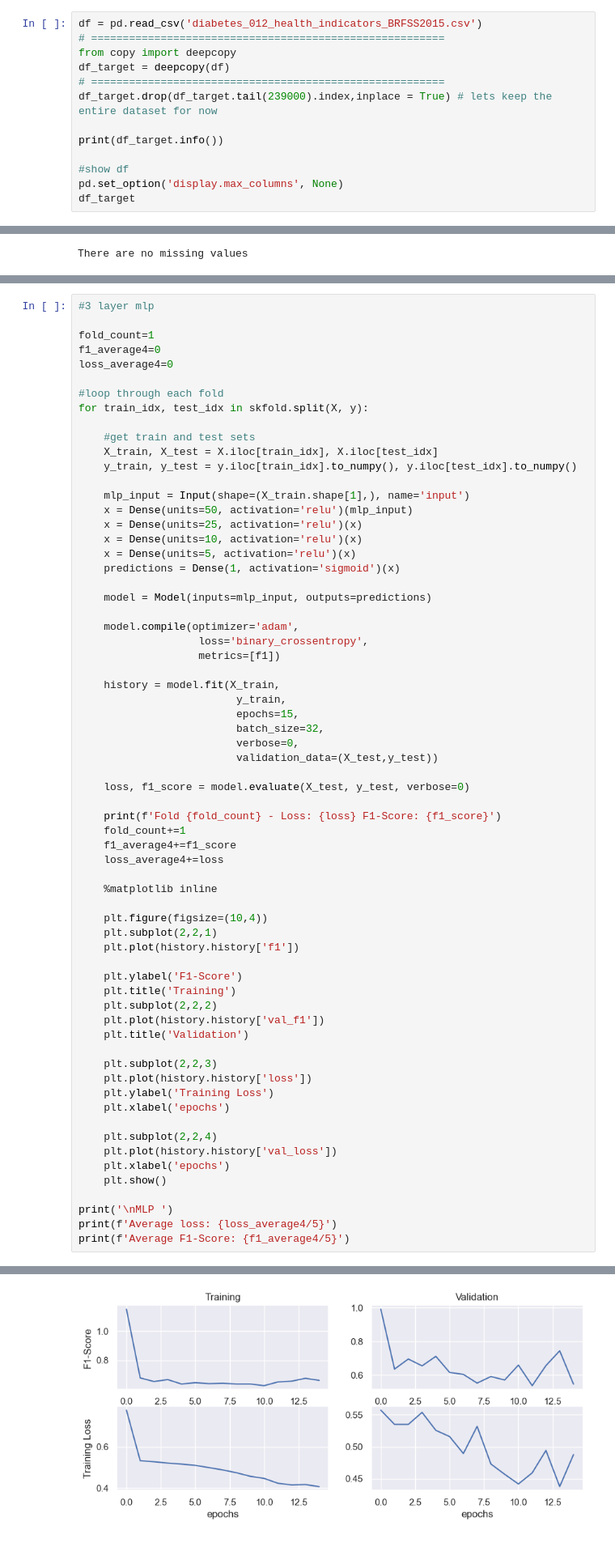
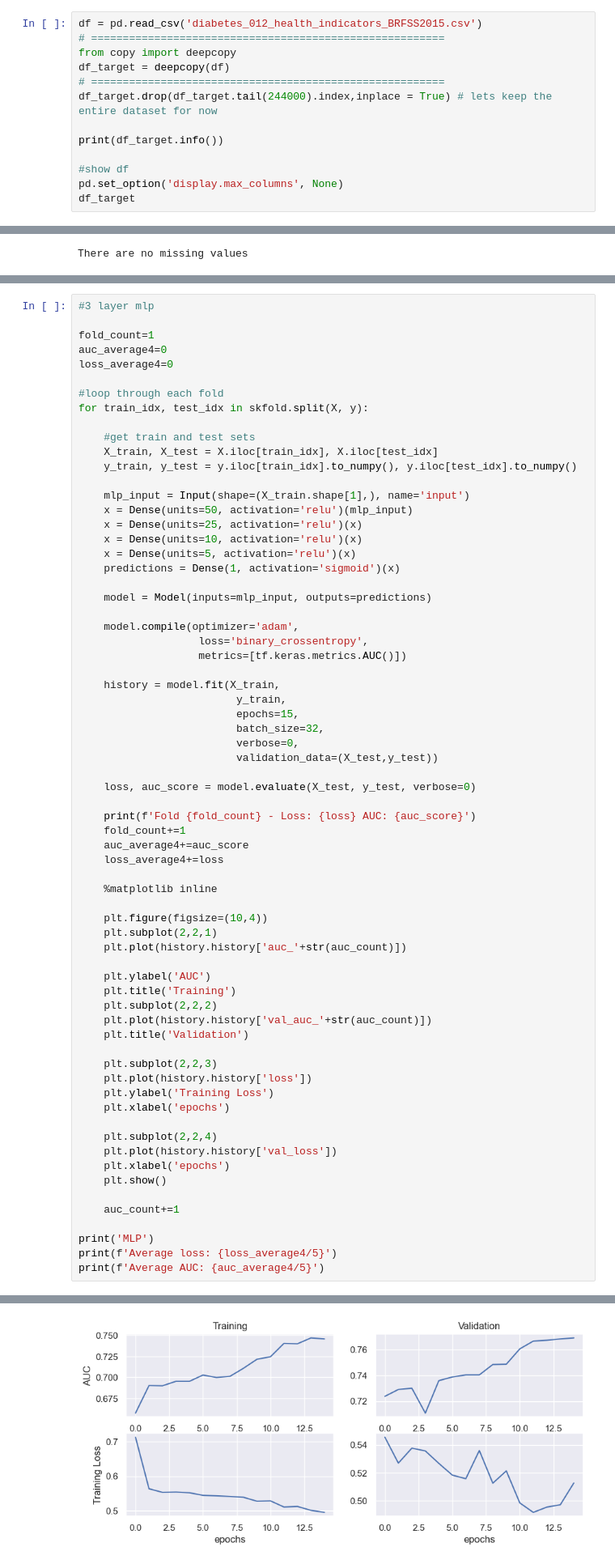
Before and after one commit to kirkwat/machine-learning, a Jupyter notebook: lab5/kirk.ipynb, the cells around one changed output, grey strips where cells are left out. Shown at 81% size. Drawn from its saved outputs; the diff is of its cells as text.

```diff
--- a/lab5/kirk.ipynb
+++ b/lab5/kirk.ipynb
@@ -87,7 +91,7 @@ df = pd.read_csv('diabetes_012_health_indicators_BRFSS2015.csv')
 from copy import deepcopy
 df_target = deepcopy(df)
 # ========================================================
-df_target.drop(df_target.tail(239000).index,inplace = True) # lets keep the entire dataset for now
+df_target.drop(df_target.tail(244000).index,inplace = True) # lets keep the entire dataset for now
 
 print(df_target.info())
 
@@ -867,7 +1027,7 @@ While we can see how each wide and deep network differs in performance, these re
 #3 layer mlp
 
 fold_count=1
-f1_average4=0
+auc_average4=0
 loss_average4=0
 
 #loop through each fold
@@ -888,7 +1048,7 @@ for train_idx, test_idx in skfold.split(X, y):
 
     model.compile(optimizer='adam',
                    loss='binary_crossentropy',
-                   metrics=[f1])
+                   metrics=[tf.keras.metrics.AUC()])
 
     history = model.fit(X_train,
                          y_train,
@@ -897,23 +1057,23 @@ for train_idx, test_idx in skfold.split(X, y):
                          verbose=0,
                          validation_data=(X_test,y_test))
 
-    loss, f1_score = model.evaluate(X_test, y_test, verbose=0)
+    loss, auc_score = model.evaluate(X_test, y_test, verbose=0)
 
-    print(f'Fold {fold_count} - Loss: {loss} F1-Score: {f1_score}')
+    print(f'Fold {fold_count} - Loss: {loss} AUC: {auc_score}')
     fold_count+=1
-    f1_average4+=f1_score
+    auc_average4+=auc_score
     loss_average4+=loss
 
     %matplotlib inline
 
     plt.figure(figsize=(10,4))
     plt.subplot(2,2,1)
-    plt.plot(history.history['f1'])
+    plt.plot(history.history['auc_'+str(auc_count)])
 
-    plt.ylabel('F1-Score')
+    plt.ylabel('AUC')
     plt.title('Training')
     plt.subplot(2,2,2)
-    plt.plot(history.history['val_f1'])
+    plt.plot(history.history['val_auc_'+str(auc_count)])
     plt.title('Validation')
 
     plt.subplot(2,2,3)
@@ -926,7 +1086,9 @@ for train_idx, test_idx in skfold.split(X, y):
     plt.xlabel('epochs')
     plt.show()
 
-print('\nMLP ')
+    auc_count+=1
+
+print('MLP')
 print(f'Average loss: {loss_average4/5}')
-print(f'Average F1-Score: {f1_average4/5}')
+print(f'Average AUC: {auc_average4/5}')
 # %% [output]
@@ -934 +1096 @@ Fold 1 - Loss: 0.4877501130104065 F1-Score: 0.546564519405365
-[figure, old version]
+[figure, new version]
```
Also changed, not shown: parts of 19 cells of this notebook.
